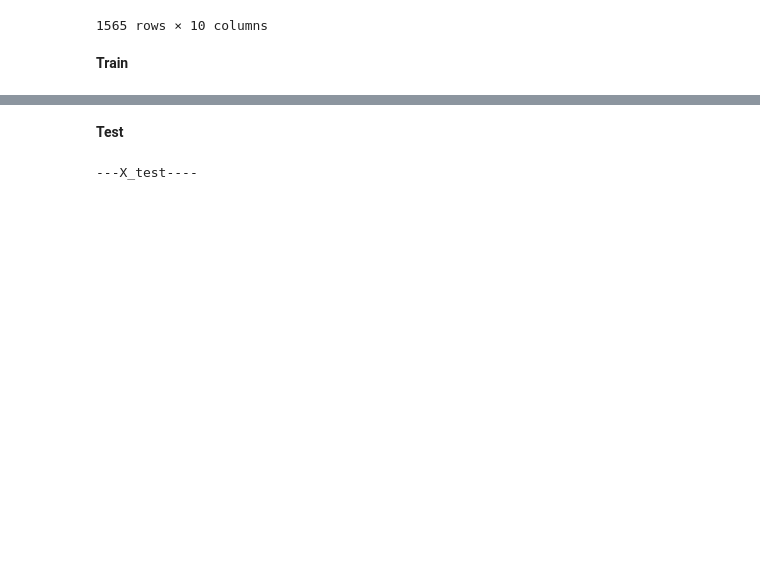
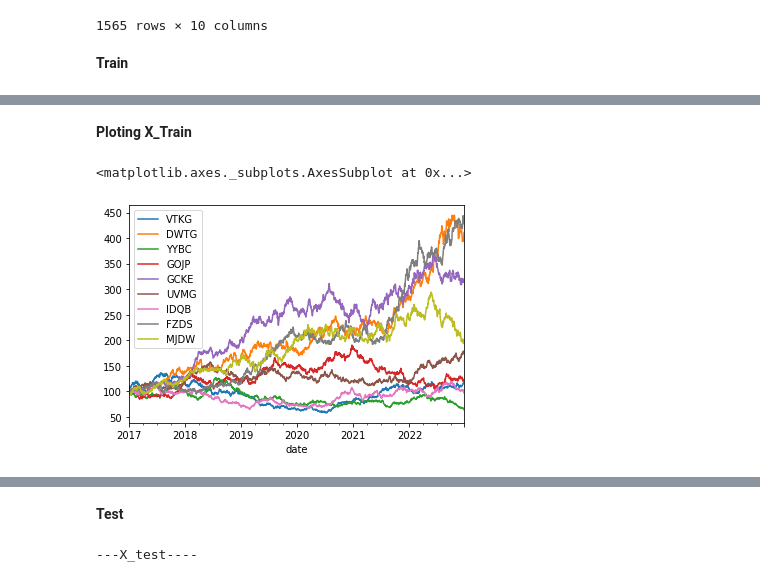
Before and after one commit to GariZabaleta/Brownian_motion, a Jupyter notebook: GBM.ipynb, the cells around one changed output, grey strips where cells are left out. Cells and saved outputs as stored; diff of their text form; code cells hidden in the pictures; blank space fills up the shorter version.

```diff
--- a/GBM.ipynb
+++ b/GBM.ipynb
@@ -268,0 +269,7 @@ Name: VTKG, Length: 1560, dtype: float64
+# %% [markdown]
+**Ploting X_Train**
+# %%
+X_train.plot()
+# %% [output]
+<matplotlib.axes._subplots.AxesSubplot at 0x...>
+[figure, added]
```
Also changed, not shown: parts of 9 cells of this notebook.
